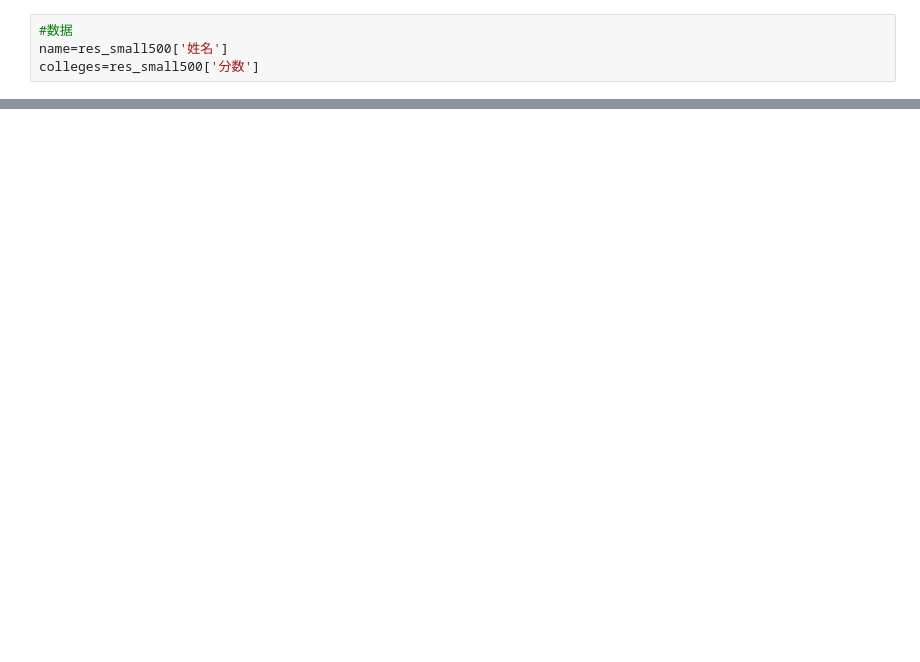
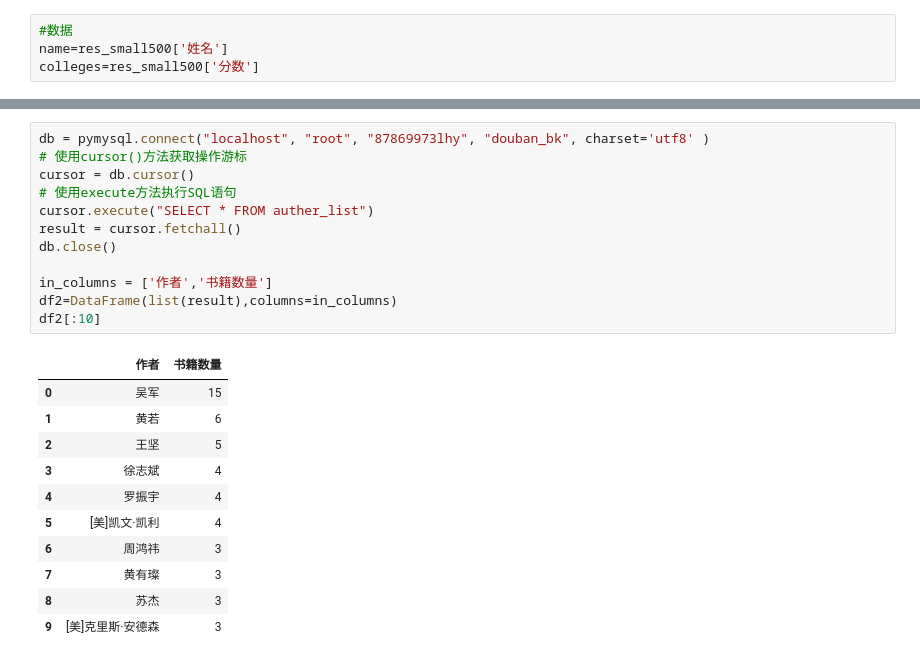
Before and after one commit to huiyanglu/My_Ideas, a Jupyter notebook: 20190823_douban_analysis/douban_analysis.ipynb, the cells around one changed output, grey strips where cells are left out. Cells and saved outputs as stored; diff of their text form; blank space fills up the shorter version.

```diff
--- a/20190823_douban_analysis/douban_analysis.ipynb
+++ b/20190823_douban_analysis/douban_analysis.ipynb
@@ -169,0 +170,24 @@ plt.show()
+# %%
+db = pymysql.connect("localhost", "root", "87869973lhy", "douban_bk", charset='utf8' )
+# 使用cursor()方法获取操作游标
+cursor = db.cursor()
+# 使用execute方法执行SQL语句
+cursor.execute("SELECT * FROM auther_list")
+result = cursor.fetchall()
+db.close()
+
+in_columns = ['作者','书籍数量']
+df2=DataFrame(list(result),columns=in_columns)
+df2[:10]
+# %% [output]
+|  | 作者 | 书籍数量 |
+| 0 | 吴军 | 15 |
+| 1 | 黄若 | 6 |
+| 2 | 王坚 | 5 |
+| 3 | 徐志斌 | 4 |
+| 4 | 罗振宇 | 4 |
+| 5 | [美]凯文·凯利 | 4 |
+| 6 | 周鸿祎 | 3 |
+| 7 | 黄有璨 | 3 |
+| 8 | 苏杰 | 3 |
+| 9 | [美]克里斯·安德森 | 3 |
```
Also changed, not shown: parts of 10 cells of this notebook.
